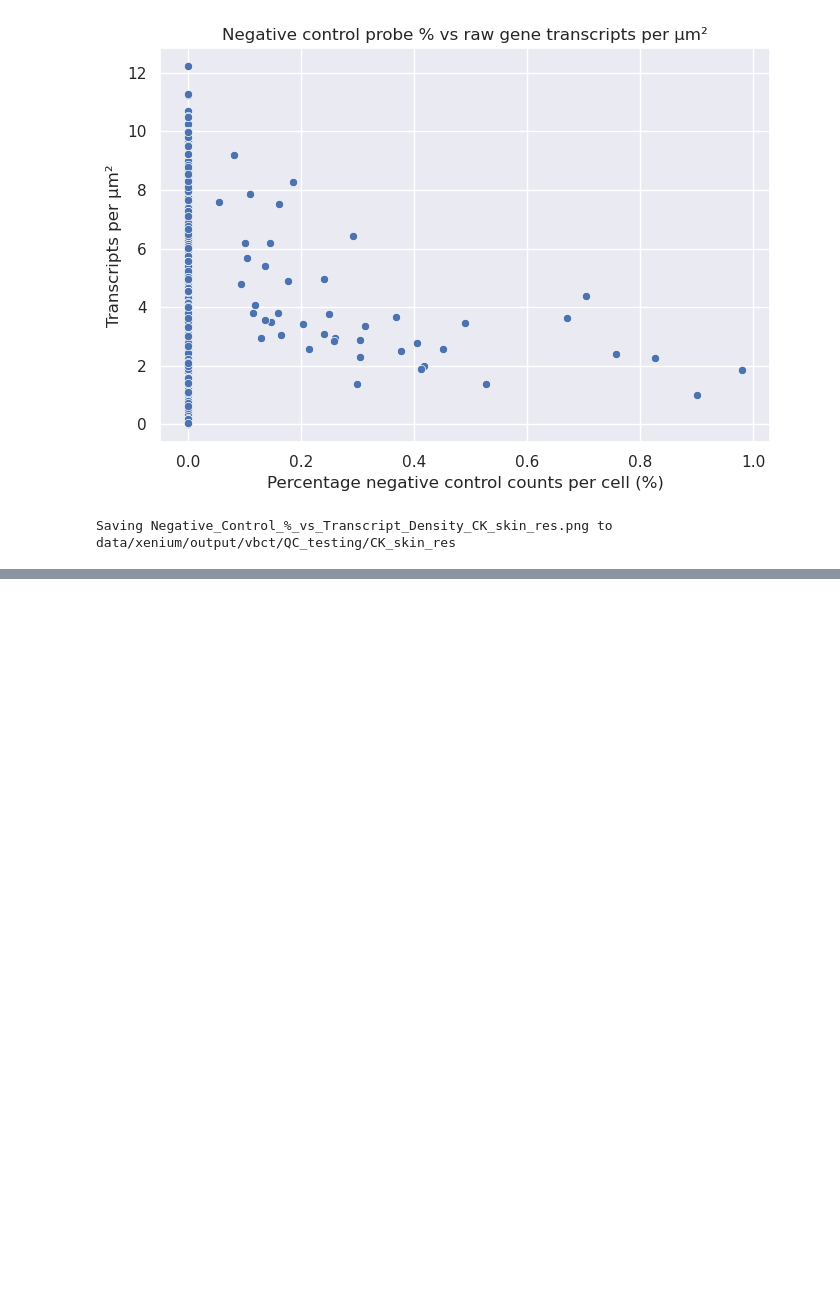
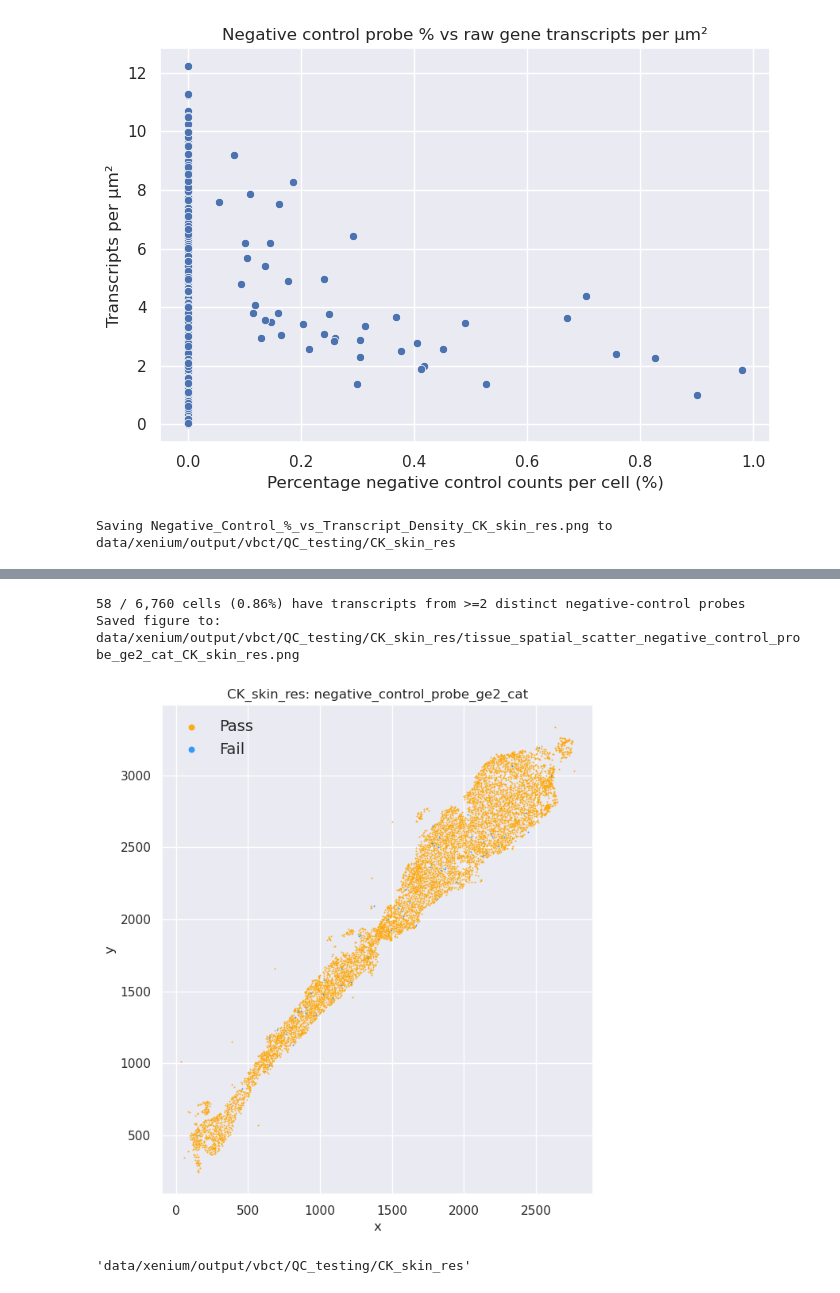
Before and after one commit to NJNataren/Banksy_py, a Jupyter notebook: 01_QC_xenium_spatial_clean_clustered.ipynb, the cells around one changed output, grey strips where cells are left out. Cells and saved outputs as stored; diff of their text form; code cells hidden in the pictures; blank space fills up the shorter version.

```diff
--- a/01_QC_xenium_spatial_clean_clustered.ipynb
+++ b/01_QC_xenium_spatial_clean_clustered.ipynb
@@ -1872,3 +1887,45 @@ probe_order_official = (
     .index
     .tolist()
 )
+# %%
+# -------- Cells with transcripts from >=2 distinct negative-control probes -------- #
+
+neg_probe_diversity = (
+    neg_tx_assigned
+    .groupby("cell_id")["feature_name"]
+    .nunique()
+    .rename("n_neg_control_probes_detected")
+)
+
+adata.obs["n_neg_control_probes_detected"] = (
+    adata.obs_names.astype(str)
+    .map(neg_probe_diversity)
+    .fillna(0)
+    .astype(int)
+)
+
+adata.obs["negative_control_probe_ge2"] = (
+    adata.obs["n_neg_control_probes_detected"] >= 2
+)
+
+adata.obs["negative_control_probe_ge2_cat"] = (
+    adata.obs["negative_control_probe_ge2"]
+    .map({True: "Fail", False: "Pass"})
+    .astype("category")
+)
+
+n_ge2 = adata.obs["negative_control_probe_ge2"].sum()
+print(
+    f"{n_ge2:,} / {adata.n_obs:,} cells "
+    f"({n_ge2 / adata.n_obs * 100:.2f}%) have transcripts from >=2 distinct negative-control probes"
+)
+
+plot_qc_spatial_tissue(
+    data=adata,
+    qc_metric="negative_control_probe_ge2_cat",
+    sample_name=dataset_name,
+)
+# %% [output]
+58 / 6,760 cells (0.86%) have transcripts from >=2 distinct negative-control probes
+Saved figure to: data/xenium/output/vbct/QC_testing/CK_skin_res/tissue_spatial_scatter_negative_control_probe_ge2_cat_CK_skin_res.png
+[figure, added]
@@ -1875,3 +1951,7 @@ probe_order_official = (
+# %%
+qc_path
+# %% [output]
+'data/xenium/output/vbct/QC_testing/CK_skin_res'
 # %%
 # ------- Plot location of cell with >= 1 negative control probe count ------- #
 
```
Also changed, not shown: parts of 21 cells of this notebook, 6 other files.
